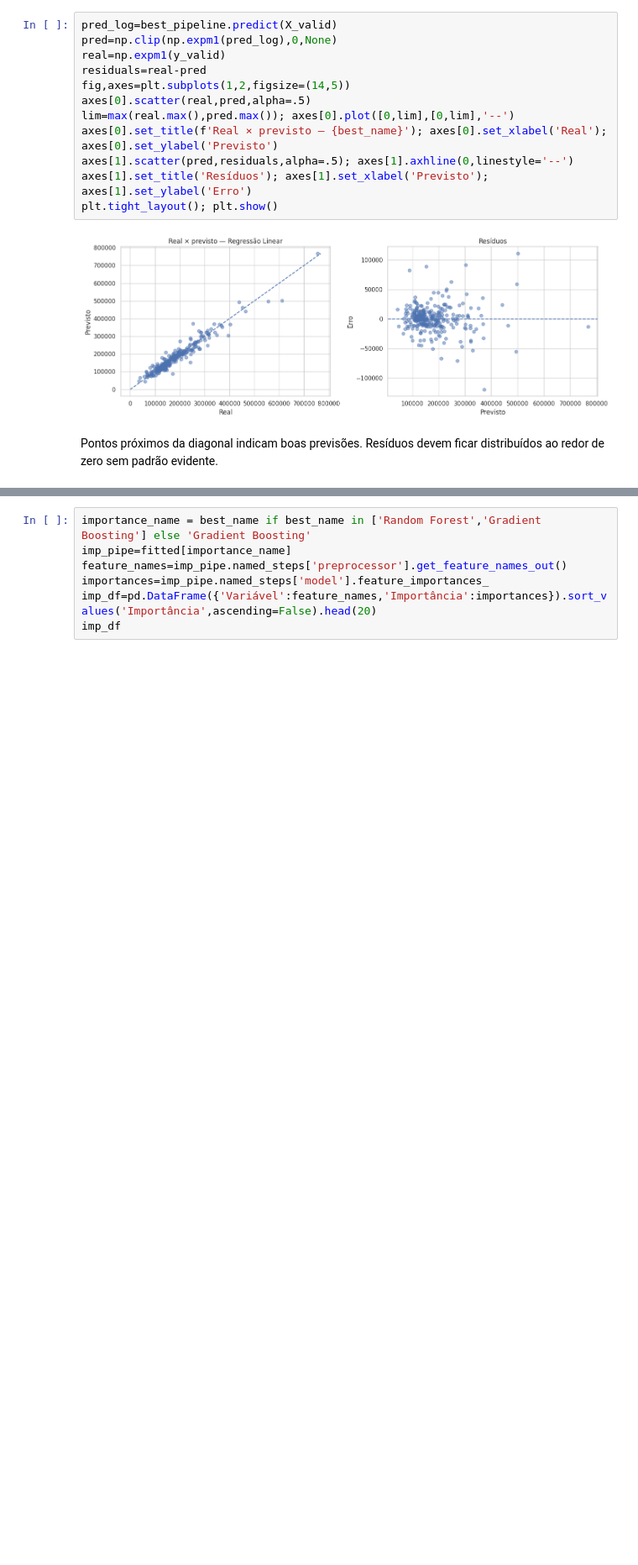
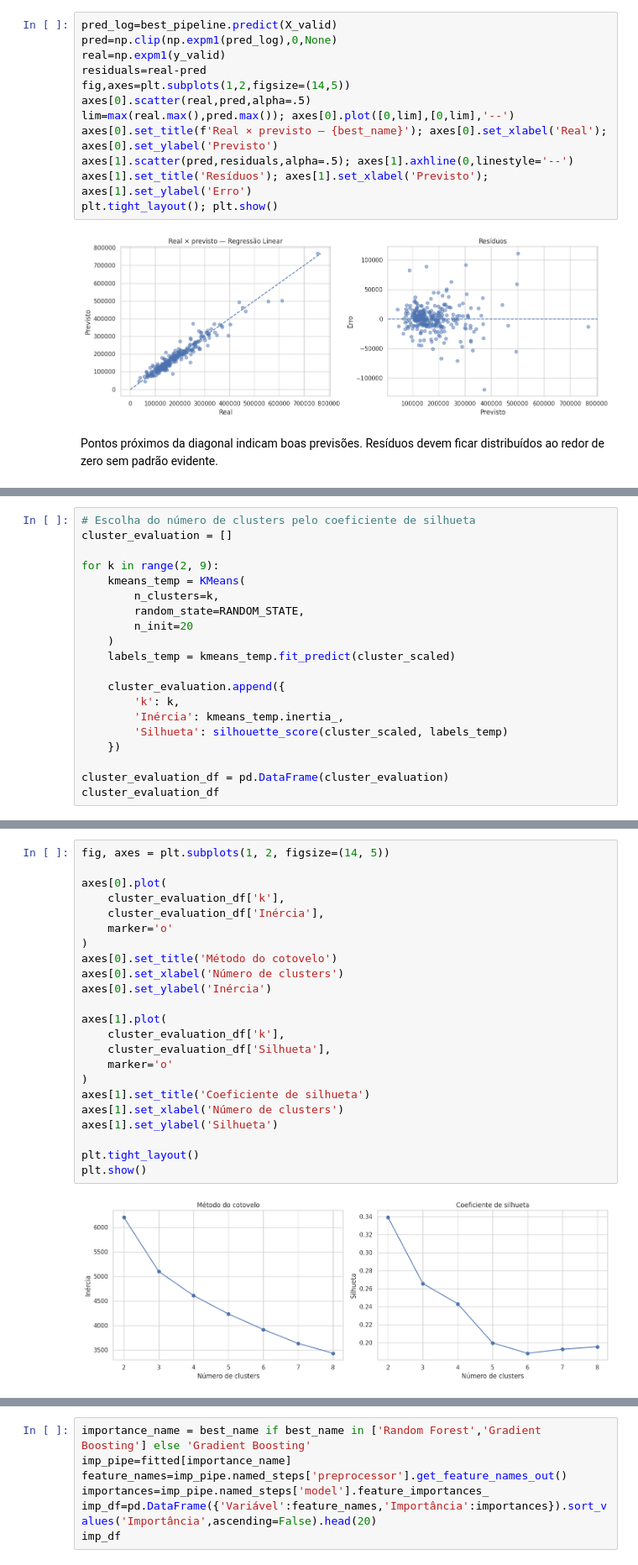
Before and after one commit to sevla7/Projeto-Trainee-Dados, a Jupyter notebook: projeto_trainee.ipynb, the cells around one changed output, grey strips where cells are left out. Shown at 84% size. Cells and saved outputs as stored; diff of their text form; blank space fills up the shorter version.

```diff
--- a/projeto_trainee.ipynb
+++ b/projeto_trainee.ipynb
@@ -474,0 +610,20 @@ Pontos próximos da diagonal indicam boas previsões. Resíduos devem ficar dist
+# %%
+# Escolha do número de clusters pelo coeficiente de silhueta
+cluster_evaluation = []
+
+for k in range(2, 9):
+    kmeans_temp = KMeans(
+        n_clusters=k,
+        random_state=RANDOM_STATE,
+        n_init=20
+    )
+    labels_temp = kmeans_temp.fit_predict(cluster_scaled)
+
+    cluster_evaluation.append({
+        'k': k,
+        'Inércia': kmeans_temp.inertia_,
+        'Silhueta': silhouette_score(cluster_scaled, labels_temp)
+    })
+
+cluster_evaluation_df = pd.DataFrame(cluster_evaluation)
+cluster_evaluation_df
@@ -474,0 +647,25 @@ Pontos próximos da diagonal indicam boas previsões. Resíduos devem ficar dist
+# %%
+fig, axes = plt.subplots(1, 2, figsize=(14, 5))
+
+axes[0].plot(
+    cluster_evaluation_df['k'],
+    cluster_evaluation_df['Inércia'],
+    marker='o'
+)
+axes[0].set_title('Método do cotovelo')
+axes[0].set_xlabel('Número de clusters')
+axes[0].set_ylabel('Inércia')
+
+axes[1].plot(
+    cluster_evaluation_df['k'],
+    cluster_evaluation_df['Silhueta'],
+    marker='o'
+)
+axes[1].set_title('Coeficiente de silhueta')
+axes[1].set_xlabel('Número de clusters')
+axes[1].set_ylabel('Silhueta')
+
+plt.tight_layout()
+plt.show()
+# %% [output]
+[figure, added]
```
Also changed, not shown: parts of 19 cells of this notebook.
